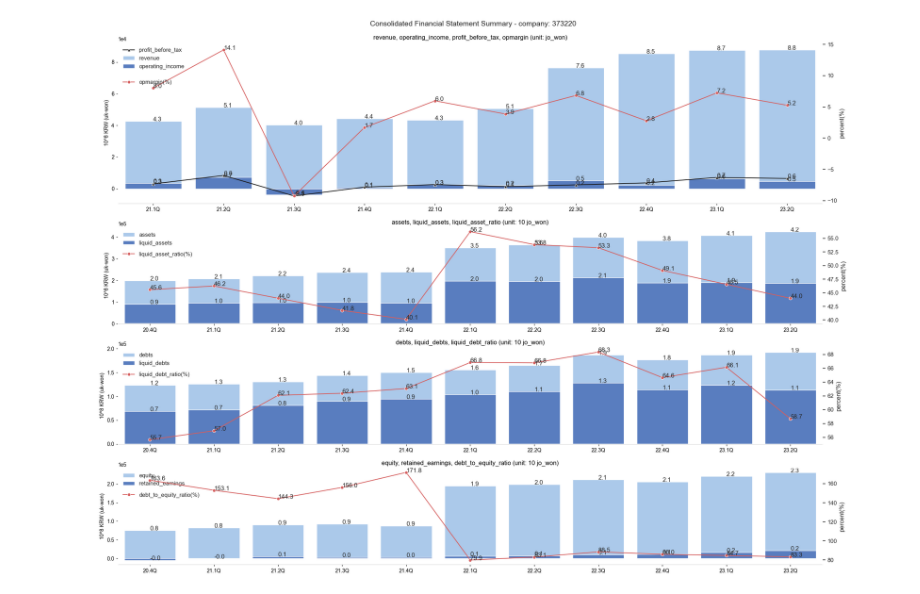
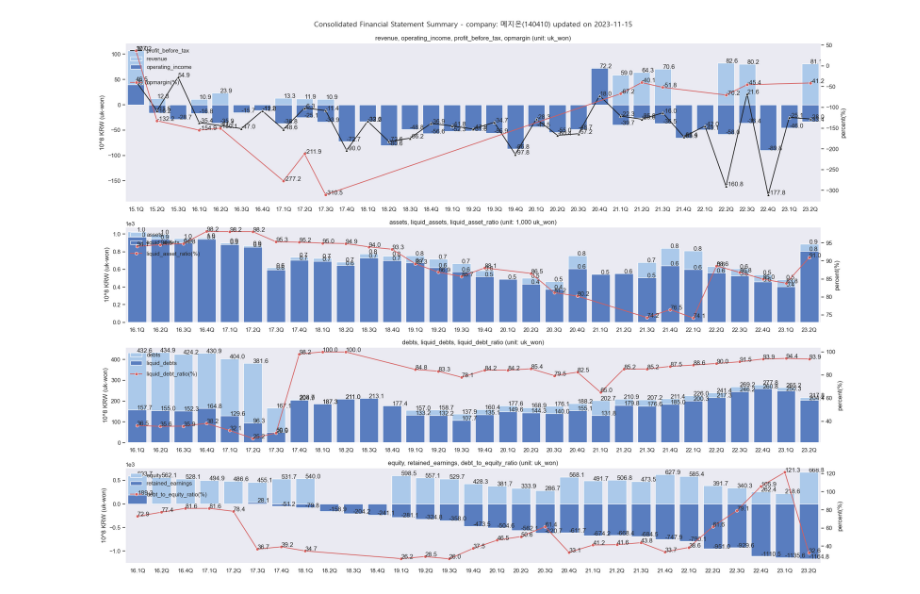
Before and after one commit to iburn78/trader, a Jupyter notebook: data_collection/dc_06_Visualize_Company_Health.ipynb, the cells around one changed output. Saved outputs shown, nothing was run; the diff lists cells and outputs as text; code cells hidden in the pictures.

```diff
--- a/data_collection/dc_06_Visualize_Company_Health.ipynb
+++ b/data_collection/dc_06_Visualize_Company_Health.ipynb
@@ -10,6 +10,7 @@ import pandas as pd
 def plot_company_financial_summary(db, code, path=None):
     quarter_cols= [s for s in db.columns.values if 'Q' in s]
     y = db.loc[(db['code']==code) & (db['fs_div']=='CFS'), ['account']+quarter_cols].set_index(['account'])
+    date_updated = str(db.loc[(db['code']==code) & (db['fs_div']=='CFS'), 'date_updated'].values[0])
     y.columns = [s.replace('2020','XX').replace('20','').replace('XX','20').replace('_','.') for s in quarter_cols]
     yiu = y/KRW_UNIT
 
@@ -27,7 +28,11 @@ def plot_company_financial_summary(db, code, path=None):
     _plot_barline(ax[2], yiu, 'debts', 'liquid_debts', 'liquid_debt_ratio')
     _plot_barline(ax[3], yiu, 'equity', 'retained_earnings', 'debt_to_equity_ratio')
 
-    f.suptitle('Consolidated Financial Statement Summary - company: '+code, fontsize=14)
+    df_krx = pd.read_feather('data/df_krx.feather')
+    name = df_krx['Name'][code]
+
+    kor_ft={'font':'Malgun Gothic'}
+    f.suptitle('Consolidated Financial Statement Summary - company: '+name+'('+code+') updated on '+date_updated, fontsize=14, fontdict=kor_ft)
     if path==None:
         plt.show()
     else:
@@ -102,5 +103,8 @@ code = '373220'
+# %%
+db = pd.read_feather('data/financial_reports_main.feather')
 # %%
+code = '140410'
 path = 'plots/'+code+'.png'
-plot_company_financial_summary(db1, code, path)
+plot_company_financial_summary(db, code, path)
 # %% [output]
-[figure, old version]
+[figure, new version]
```
Also changed, not shown: parts of 5 cells of this notebook, 7 other files.
